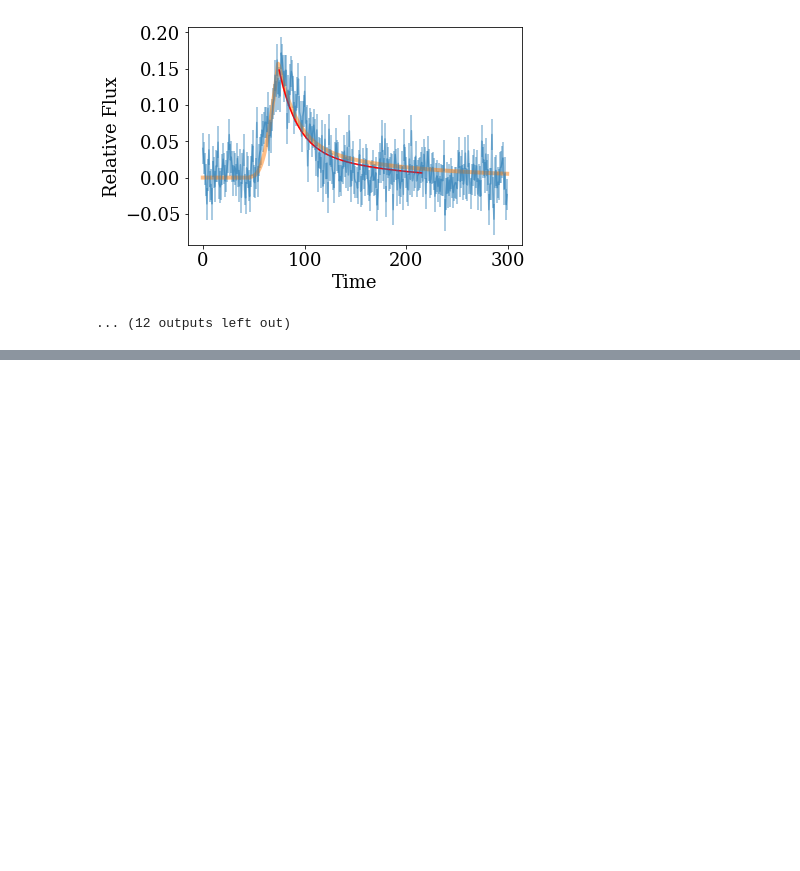
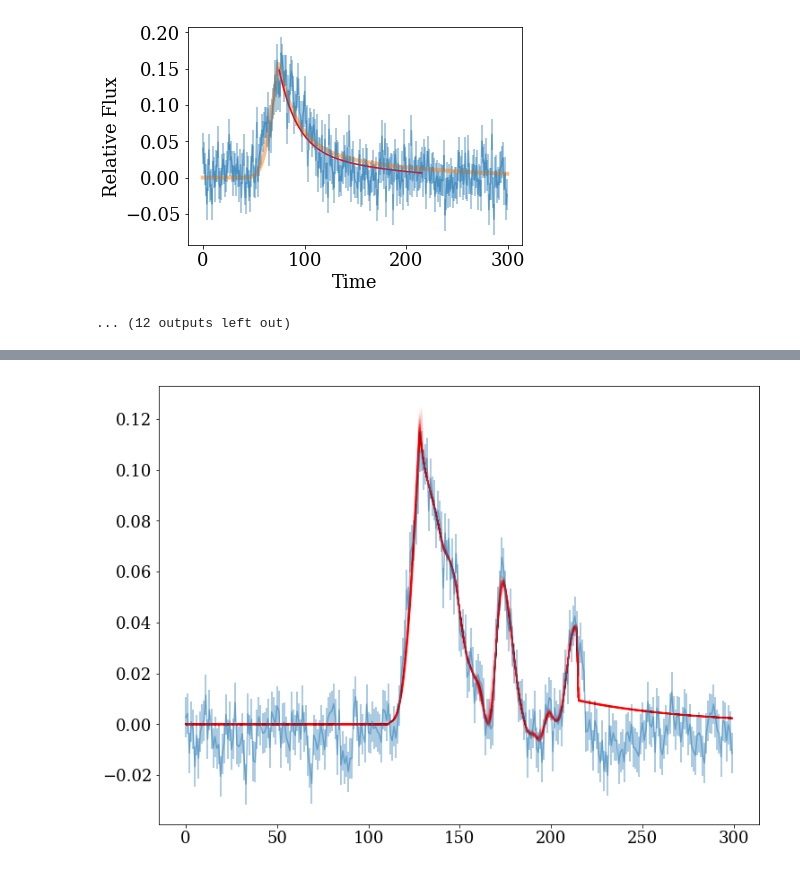
Before and after one commit to jradavenport/flare_sims, a Jupyter notebook: notebooks/qpp_explore.ipynb, the cells around one changed output, grey strips where cells are left out. Cells and saved outputs as stored; diff of their text form; code cells hidden in the pictures; blank space fills up the shorter version.

```diff
--- a/notebooks/qpp_explore.ipynb
+++ b/notebooks/qpp_explore.ipynb
@@ -391,10 +415,12 @@ fig = corner.corner(samples, labels=['tpeak', 'fwhm', 'ampl', 'SHO1','SHO2','SHO
 # %%
 plt.figure(figsize=(12,9))
 plt.errorbar(time, flux, yerr=err, alpha=0.5)
 
-for l in range(50):
+for l in range(200):
     xp = samples[np.random.randint(len(samples))]
-    plt.plot(time, combined_model(xp, time ,flux), color="r", alpha=0.1)
+    plt.plot(time, combined_model(xp, time ,flux), color="r", alpha=0.02)
 
-plt.plot(time, combined_model(med, time ,flux), color="k", alpha=0.6)
-plt.xlim(50,150)
+# plt.plot(time, combined_model(med, time ,flux), color="k", alpha=0.6)
+# plt.xlim(100,250)
+# %% [output]
+[figure, added]
```
Also changed, not shown: parts of 5 cells of this notebook.
